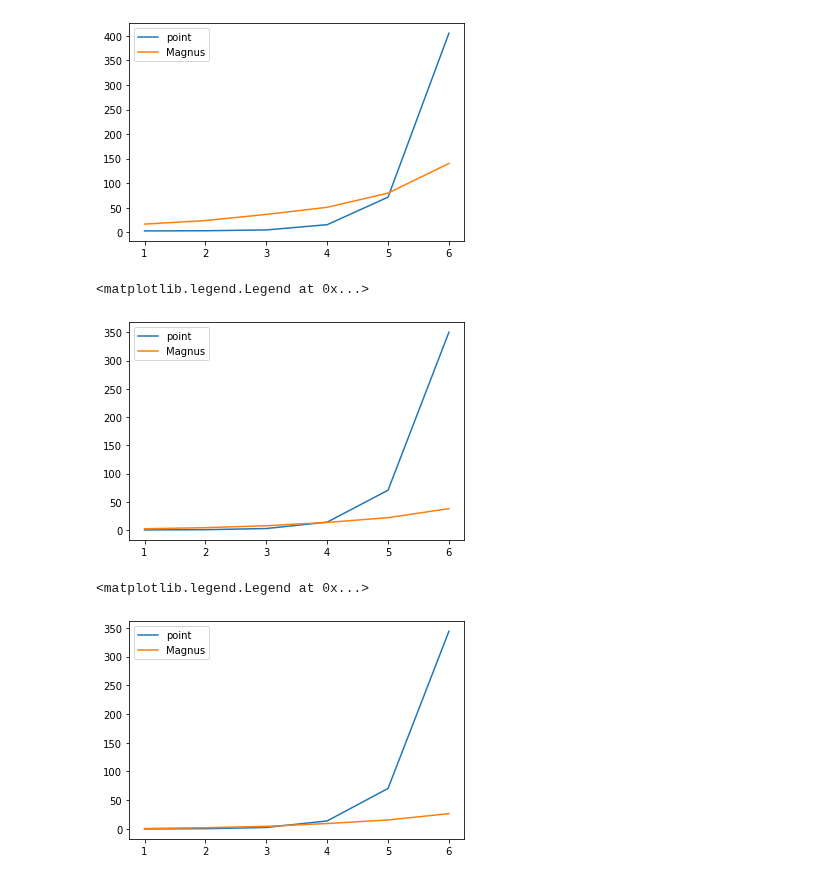
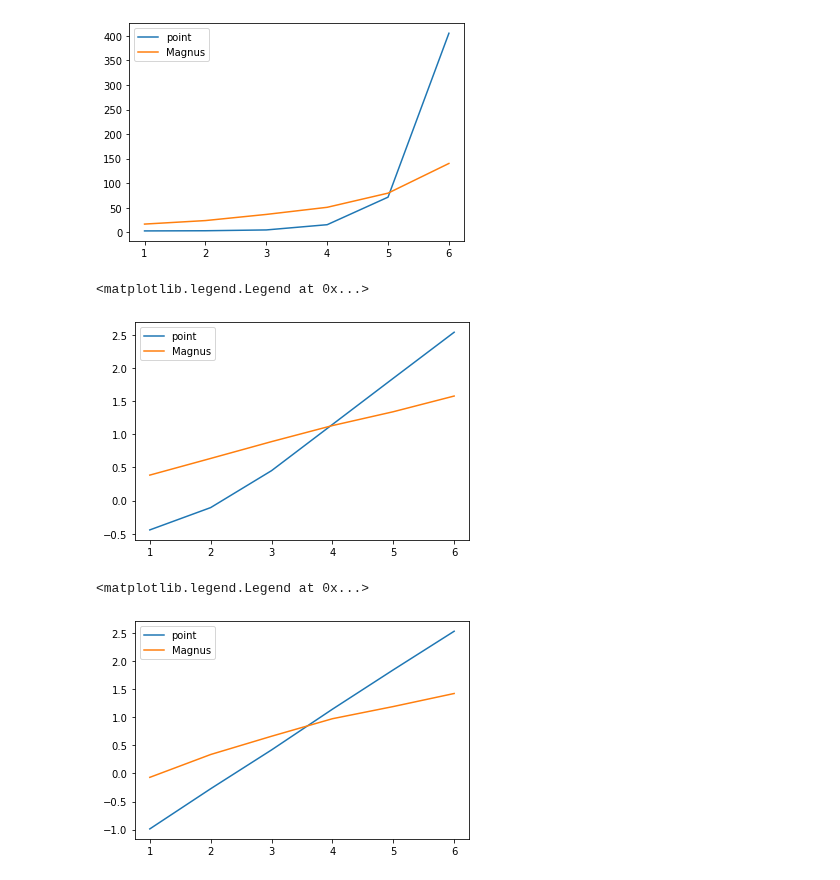
Before and after one commit to DanPuzzuoli/multivariable_dyson_magnus, a Jupyter notebook: magnus_qoc.ipynb, the cells around one changed output. Drawn from its saved outputs; the diff is of its cells as text; code cells hidden in the pictures.

Commit message:
swithed to log plot

```diff
--- a/magnus_qoc.ipynb
+++ b/magnus_qoc.ipynb
@@ -1812,16 +1812,16 @@ plt.legend()
 <matplotlib.legend.Legend at 0x...>
 [figure]
 # %%
-plt.plot(N_variations, point_ave_times, label='point')
-plt.plot(N_variations, mag_ave_times, label='Magnus')
+plt.plot(N_variations, jnp.log10(jnp.array(point_ave_times)), label='point')
+plt.plot(N_variations, jnp.log10(jnp.array(mag_ave_times)), label='Magnus')
 plt.legend()
 # %% [output]
 <matplotlib.legend.Legend at 0x...>
-[figure, old version]
+[figure, new version]
 # %%
-plt.plot(N_variations, point_ave_jitted_times, label='point')
-plt.plot(N_variations, mag_ave_jitted_times, label='Magnus')
+plt.plot(N_variations, jnp.log10(jnp.array(point_ave_jitted_times)), label='point')
+plt.plot(N_variations, jnp.log10(jnp.array(mag_ave_jitted_times)), label='Magnus')
 plt.legend()
 # %% [output]
 <matplotlib.legend.Legend at 0x...>
-[figure, old version]
+[figure, new version]
```
